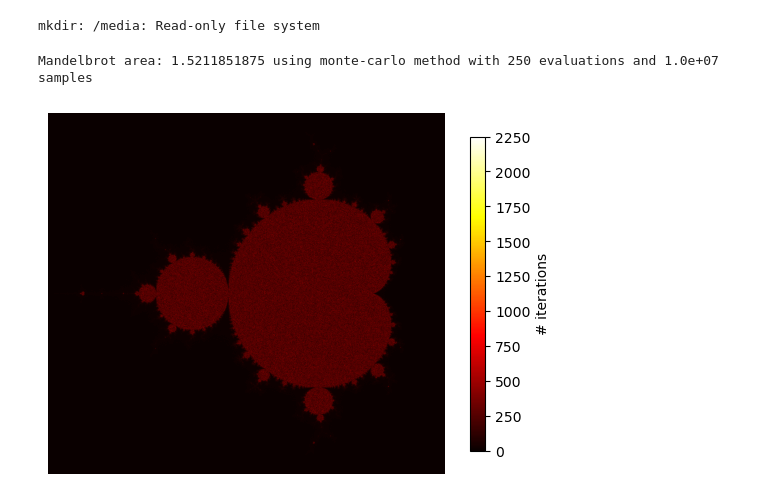
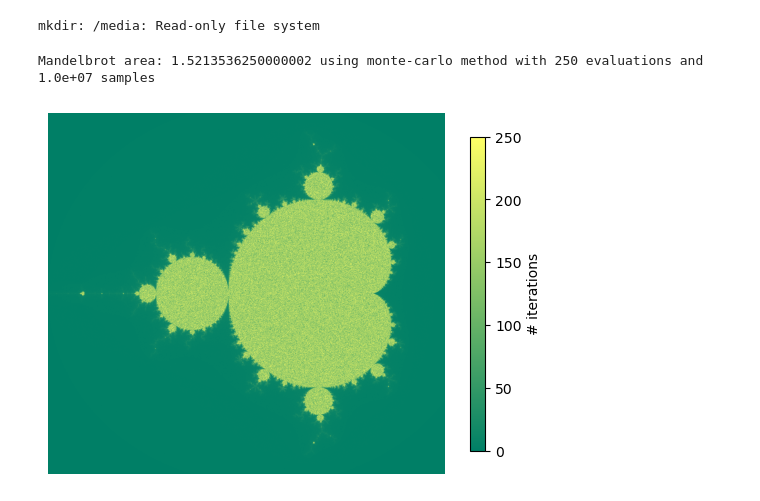
Before and after one commit to jonas4climate/ss-assignment1, a Jupyter notebook: CalvinLaw_11306734_RaymondZhang_14865904_JonasSchaefer_14039982_1.ipynb, the cells around one changed output. Saved outputs shown, nothing was run; the diff lists cells and outputs as text; code cells hidden in the pictures.

```diff
--- a/CalvinLaw_11306734_RaymondZhang_14865904_JonasSchaefer_14039982_1.ipynb
+++ b/CalvinLaw_11306734_RaymondZhang_14865904_JonasSchaefer_14039982_1.ipynb
@@ -32,23 +32,27 @@ def mandelbrot_statistics(c_points, counts, method):
 
 
 # Utility for plotting
-def plot_mandelbrot(c_points, counts, method, max_iter=250, save=True, show=True):
+def plot_mandelbrot(c_points, counts, method, max_iter=250, cmap='summer', save=True, show=True):
     N = int(np.sqrt(len(counts)))
     match(method):
         case 'fixed':
             image_data = counts.reshape(N, N)
-            plt.imshow(image_data, cmap='hot', extent=[*X_LIM, *Y_LIM])
+            plt.imshow(image_data, cmap=cmap, extent=[*X_LIM, *Y_LIM])
         case 'monte-carlo':
-            image_data, _, _ = np.histogram2d(
-                x=c_points.imag, y=c_points.real, bins=N, weights=counts)
-            plt.imshow(image_data, cmap='hot', extent=[*X_LIM, *Y_LIM])
+            image_data = np.zeros((N, N))
+            xs, ys = c_points.real, c_points.imag
+            x_indices = ((xs - X_LIM[0]) / (X_LIM[1] - X_LIM[0]) * N).astype(int)
+            y_indices = ((ys - Y_LIM[0]) / (Y_LIM[1] - Y_LIM[0]) * N).astype(int)
+            image_data[x_indices, y_indices] = counts
+            image_data = np.rot90(image_data)
+            plt.imshow(image_data, cmap=cmap, extent=[*X_LIM, *Y_LIM])
         case _:
             raise ValueError('Invalid argument, method does not exist.')
     plt.colorbar(shrink=0.85, label='# iterations')
     plt.axis('off')
     if save:
         plt.savefig(
-            f'{SAVE_DIR}/mandelbrot_{method}_{max_iter}_{N}.png', dpi=300)
+            f'{SAVE_DIR}/mandelbrot_{method}_{max_iter}_{N}_{cmap}.png', dpi=300)
     if show:
         plt.show()
 
@@ -70,7 +74,7 @@ def mandelbrot_parallel_fixed(max_iter=250, size=1_000):
 
 # Generating mandelbrot using monte-carlo randomly sampled points
 @jit(nopython=True, parallel=True)
-def mandelbrot_parallel_mc(max_iter=250, n_points=10_000_000):
+def mandelbrot_parallel_mc(max_iter=250, n_points=1_000_000):
     real_parts = np.random.uniform(low=X_LIM[0], high=X_LIM[1], size=n_points)
     imag_parts = np.random.uniform(low=Y_LIM[0], high=Y_LIM[1], size=n_points)
     c_points = np.stack((real_parts, imag_parts), axis=-1).view(np.complex128)
@@ -80,11 +84,11 @@ def mandelbrot_parallel_mc(max_iter=250, n_points=10_000_000):
         counts[i] = mandelbrot(z, max_iter)
     return c_points.flatten(), counts.flatten()
 # %%
-points_mc, counts_mc = mandelbrot_parallel_mc()
+points_mc, counts_mc = mandelbrot_parallel_mc(n_points=10_000_000)
 mandelbrot_statistics(points_mc, counts_mc, method='monte-carlo')
-plot_mandelbrot(points_mc, counts_mc, method='monte-carlo')
+plot_mandelbrot(points_mc, counts_mc, method='monte-carlo', save=True)
 # %% [output]
-Mandelbrot area: 1.5211851875 using monte-carlo method with 250 evaluations and 1.0e+07 samples
+Mandelbrot area: 1.5213536250000002 using monte-carlo method with 250 evaluations and 1.0e+07 samples
-[figure, old version]
+[figure, new version]
 # %%
 points_fixed, counts_fixed = mandelbrot_parallel_fixed()
```
Also changed, not shown: parts of 1 cell of this notebook.
